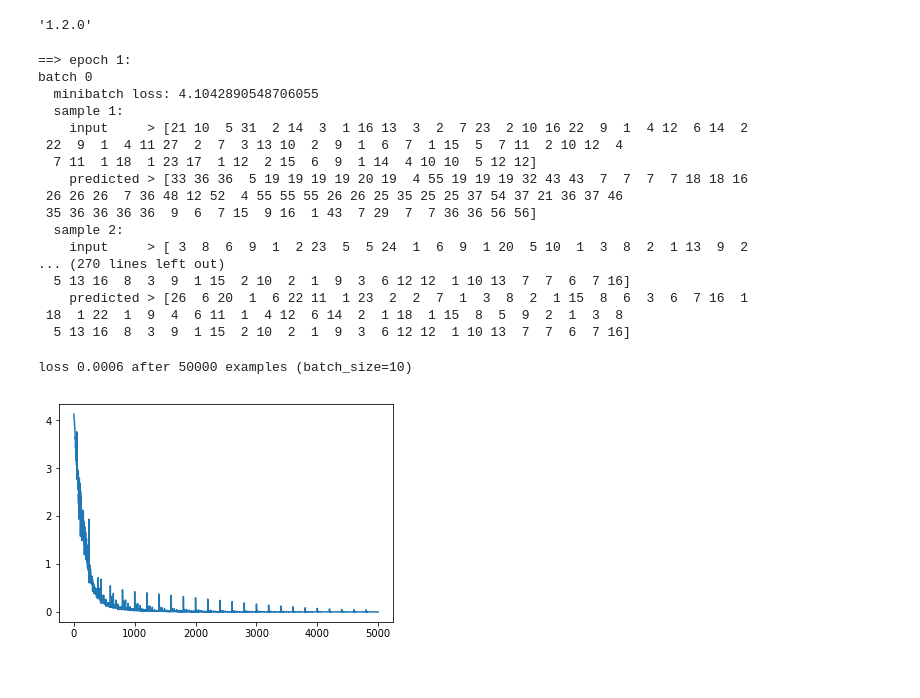
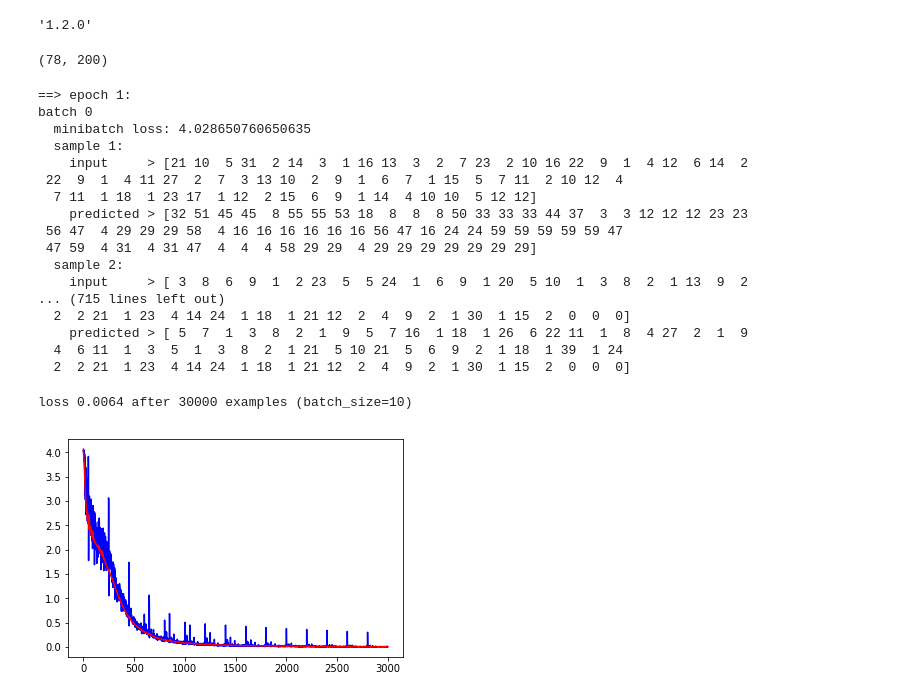
Before and after one commit to ravikg/tensorflow-practice, a Jupyter notebook: Alice-Part2-seq2seq-with-attention.ipynb, the cells around one changed output. Drawn from its saved outputs; the diff is of its cells as text; code cells hidden in the pictures.

```diff
--- a/Alice-Part2-seq2seq-with-attention.ipynb
+++ b/Alice-Part2-seq2seq-with-attention.ipynb
@@ -102,7 +102,7 @@ tf.__version__
 PAD = 0
 EOS = 1 # this is not being used
 
-vocab_size = len(en_tokenizer.word_index)
+vocab_size = len(en_tokenizer.word_index) + 1
 input_embedding_size = 16 # 20 or 32
 
 encoder_hidden_units = 20
@@ -164,9 +164,9 @@ train_op = tf.train.AdamOptimizer().minimize(loss)
 sess.run(tf.global_variables_initializer())
 # %%
 # get batch data
-def next_feed(batch_seq, input_seqs, output_seqs):
-    start = batch_seq*10
-    end = (batch_seq+1)*10
+def next_feed(batch_seq, input_seqs, output_seqs, batch_size):
+    start = batch_seq * batch_size
+    end = (batch_seq + 1) * batch_size
     batch_ = input_seqs[start:end]
     #print(batch_)
     dbatch_ = output_seqs[start:end]
@@ -185,28 +182,41 @@ batch_size = 10
+# %%
+loss_track = []
+batch_size = 10
+max_batches = 200
+batches_in_epoch = 199
+training_data_size = max_batches * batch_size # 2000
+
+## get the validation data
+vd_batch_size = 200
+vd = next_feed(0, input_seqs[training_data_size:], output_seqs[training_data_size:], vd_batch_size)
+print(vd[encoder_inputs].shape)
+vd_loss_track = []
+# %% [output]
+(78, 200)
 # %%
-max_batches = 200
-batches_in_epoch = 199
 writer = tf.summary.FileWriter('logs', sess.graph)
 
 try:
-    for epoch in range(25):
+    for epoch in range(15):
         print('==> epoch {}:'.format(epoch + 1))
         for batch in range(max_batches):
-            #print(input_seqs)
-            fd = next_feed(batch, input_seqs, output_seqs)
+            fd = next_feed(batch, input_seqs, output_seqs, batch_size)
             _, l = sess.run([train_op, loss], fd)
             loss_track.append(l)
+            #calculate validation loss
+            vl = sess.run(loss, vd)
+            vd_loss_track.append(vl)
 
             if batch == 0 or batch % batches_in_epoch == 0:
                 print('batch {}'.format(batch))
                 print('  minibatch loss: {}'.format(sess.run(loss, fd)))
                 predict_ = sess.run(decoder_prediction, fd)
-                if epoch == 0 or epoch == 10 or epoch == 20 or epoch == 24:
-                    for i, (inp, pred) in enumerate(zip(fd[encoder_inputs].T, predict_.T)):
-                        print('  sample {}:'.format(i + 1))
-                        print('    input     > {}'.format(inp))
-                        print('    predicted > {}'.format(pred))
-                        if i >= 1:
-                            break
+                for i, (inp, pred) in enumerate(zip(fd[encoder_inputs].T, predict_.T)):
+                    print('  sample {}:'.format(i + 1))
+                    print('    input     > {}'.format(inp))
+                    print('    predicted > {}'.format(pred))
+                    if i >= 2:
+                        break
                 print()
 except KeyboardInterrupt:
     print('training interrupted')
@@ -215,26 +225,26 @@ writer.close()
 # %% [output]
 ==> epoch 1:
 batch 0
-  minibatch loss: 4.1042890548706055
+  minibatch loss: 4.028650760650635
   sample 1:
     input     > [21 10  5 31  2 14  3  1 16 13  3  2  7 23  2 10 16 22  9  1  4 12  6 14  2
  22  9  1  4 11 27  2  7  3 13 10  2  9  1  6  7  1 15  5  7 11  2 10 12  4
   7 11  1 18  1 23 17  1 12  2 15  6  9  1 14  4 10 10  5 12 12]
-    predicted > [33 36 36  5 19 19 19 19 20 19  4 55 19 19 19 32 43 43  7  7  7  7 18 18 16
- 26 26 26  7 36 48 12 52  4 55 55 55 26 26 25 35 25 25 37 54 37 21 36 37 46
- 35 36 36 36 36  9  6  7 15  9 16  1 43  7 29  7  7 36 36 56 56]
+    predicted > [32 51 45 45  8 55 55 53 18  8  8  8 50 33 33 33 44 37  3  3 12 12 12 23 23
+ 56 47  4 29 29 29 58  4 16 16 16 16 16 16 56 47 16 24 24 59 59 59 59 59 47
+ 47 59  4 31  4 31 47  4  4  4 58 29 29  4 29 29 29 29 29 29 29]
   sample 2:
     input     > [ 3  8  6  9  1  2 23  5  5 24  1  6  9  1 20  5 10  1  3  8  2  1 13  9  2
-... (270 lines left out)
-  5 13 16  8  3  9  1 15  2 10  2  1  9  3  6 12 12  1 10 13  7  7  6  7 16]
-    predicted > [26  6 20  1  6 22 11  1 23  2  2  7  1  3  8  2  1 15  8  6  3  6  7 16  1
- 18  1 22  1  9  4  6 11  1  4 12  6 14  2  1 18  1 15  8  5  9  2  1  3  8
-  5 13 16  8  3  9  1 15  2 10  2  1  9  3  6 12 12  1 10 13  7  7  6  7 16]
+... (715 lines left out)
+  2  2 21  1 23  4 14 24  1 18  1 21 12  2  4  9  2  1 30  1 15  2  0  0  0]
+    predicted > [ 5  7  1  3  8  2  1  9  5  7 16  1 18  1 26  6 22 11  1  8  4 27  2  1  9
+  4  6 11  1  3  5  1  3  8  2  1 21  5 10 21  5  6  9  2  1 18  1 39  1 24
+  2  2 21  1 23  4 14 24  1 18  1 21 12  2  4  9  2  1 30  1 15  2  0  0  0]
 # %%
 %matplotlib inline
 import matplotlib.pyplot as plt
-plt.plot(loss_track)
+plt.plot(loss_track, 'b', vd_loss_track, 'r')
 print('loss {:.4f} after {} examples (batch_size={})'.format(loss_track[-1], len(loss_track)*batch_size, batch_size))
 # %% [output]
-loss 0.0006 after 50000 examples (batch_size=10)
+loss 0.0064 after 30000 examples (batch_size=10)
-[figure, old version]
+[figure, new version]
```
Also changed, not shown: parts of 4 cells of this notebook, 3 other files.
